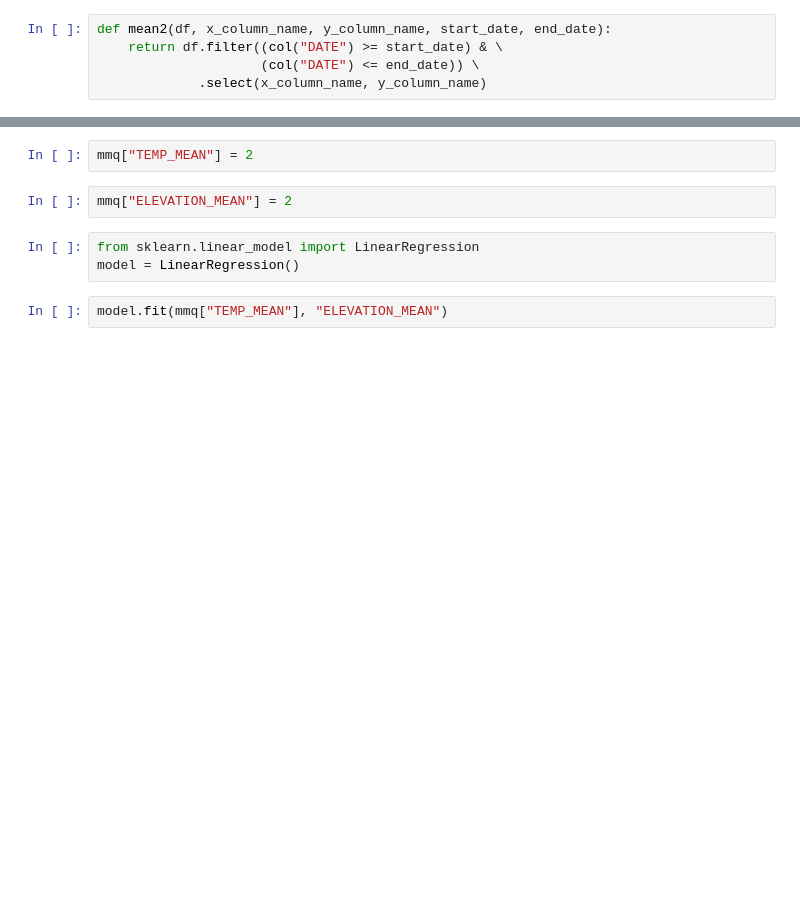
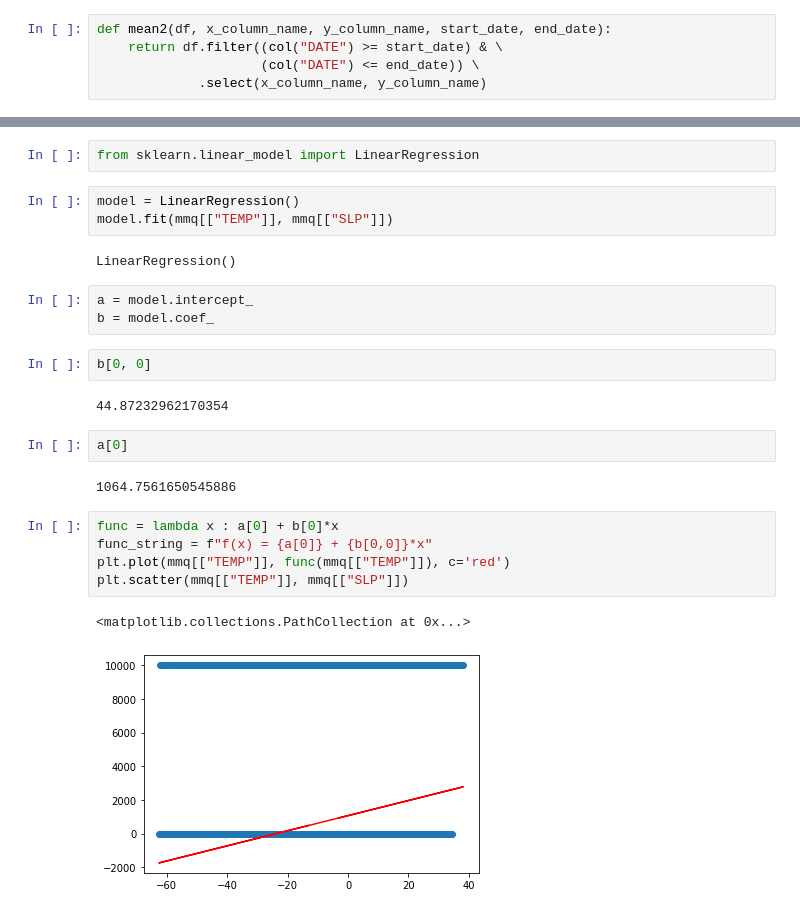
Before and after one commit to MatheusRMatos/ep2-sistemas-distribuidos, a Jupyter notebook: NCDC Analysis/notebook.ipynb, the cells around one changed output, grey strips where cells are left out. Saved outputs shown, nothing was run; the diff lists cells and outputs as text; blank space fills up the shorter version.

```diff
--- a/NCDC Analysis/notebook.ipynb
+++ b/NCDC Analysis/notebook.ipynb
@@ -99,9 +99,26 @@ mmq = mean2(df, "TEMP", "ELEVATION" ,datetime.datetime(2018, 1, 1), datetime.dat
-# %%
-mmq["TEMP_MEAN"] = 2
-# %%
-mmq["ELEVATION_MEAN"] = 2
 # %%
 from sklearn.linear_model import LinearRegression
-model = LinearRegression()
 # %%
-model.fit(mmq["TEMP_MEAN"], "ELEVATION_MEAN")
+model = LinearRegression()
+model.fit(mmq[["TEMP"]], mmq[["SLP"]])
+# %% [output]
+LinearRegression()
+# %%
+a = model.intercept_
+b = model.coef_
+# %%
+b[0, 0]
+# %% [output]
+44.87232962170354
+# %%
+a[0]
+# %% [output]
+1064.7561650545886
+# %%
+func = lambda x : a[0] + b[0]*x
+func_string = f"f(x) = {a[0]} + {b[0,0]}*x"
+plt.plot(mmq[["TEMP"]], func(mmq[["TEMP"]]), c='red')
+plt.scatter(mmq[["TEMP"]], mmq[["SLP"]])
+# %% [output]
+<matplotlib.collections.PathCollection at 0x...>
+[figure, added]
```
Also changed, not shown: parts of 9 cells of this notebook, 7 other files.
